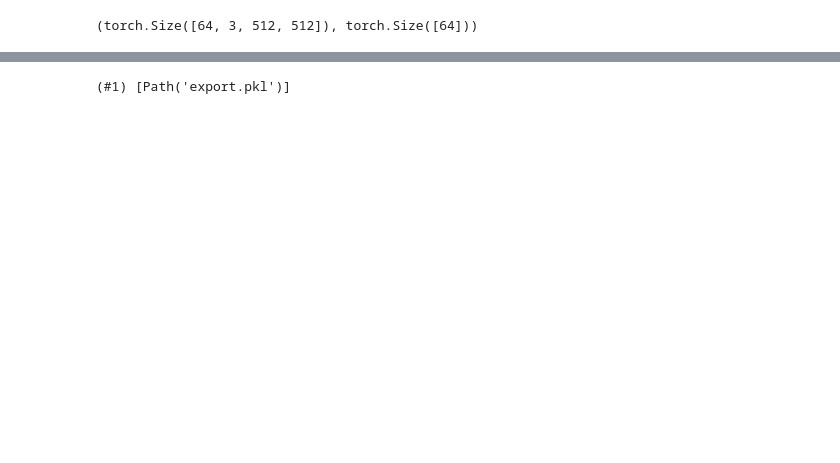
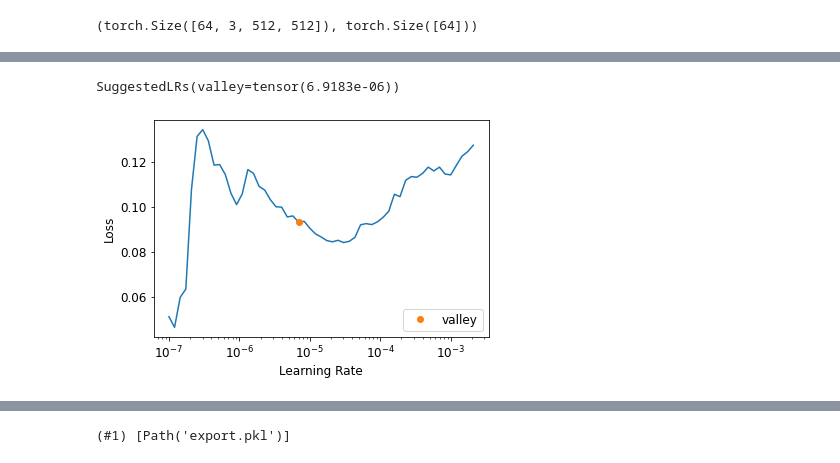
Before and after one commit to khunfloat/covid_xray_classification, a Jupyter notebook: main.ipynb, the cells around one changed output, grey strips where cells are left out. Saved outputs shown, nothing was run; the diff lists cells and outputs as text; code cells hidden in the pictures; blank space fills up the shorter version.

```diff
--- a/main.ipynb
+++ b/main.ipynb
@@ -59,0 +41,3 @@ defaults.device = torch.device('cuda')
+# %%
+learn.lr_find()
+# %% [output]
@@ -60 +45,3 @@ defaults.device = torch.device('cuda')
+SuggestedLRs(valley=tensor(6.9183e-06))
+[figure, added]
 # %%
```
Also changed, not shown: parts of 13 cells of this notebook.
